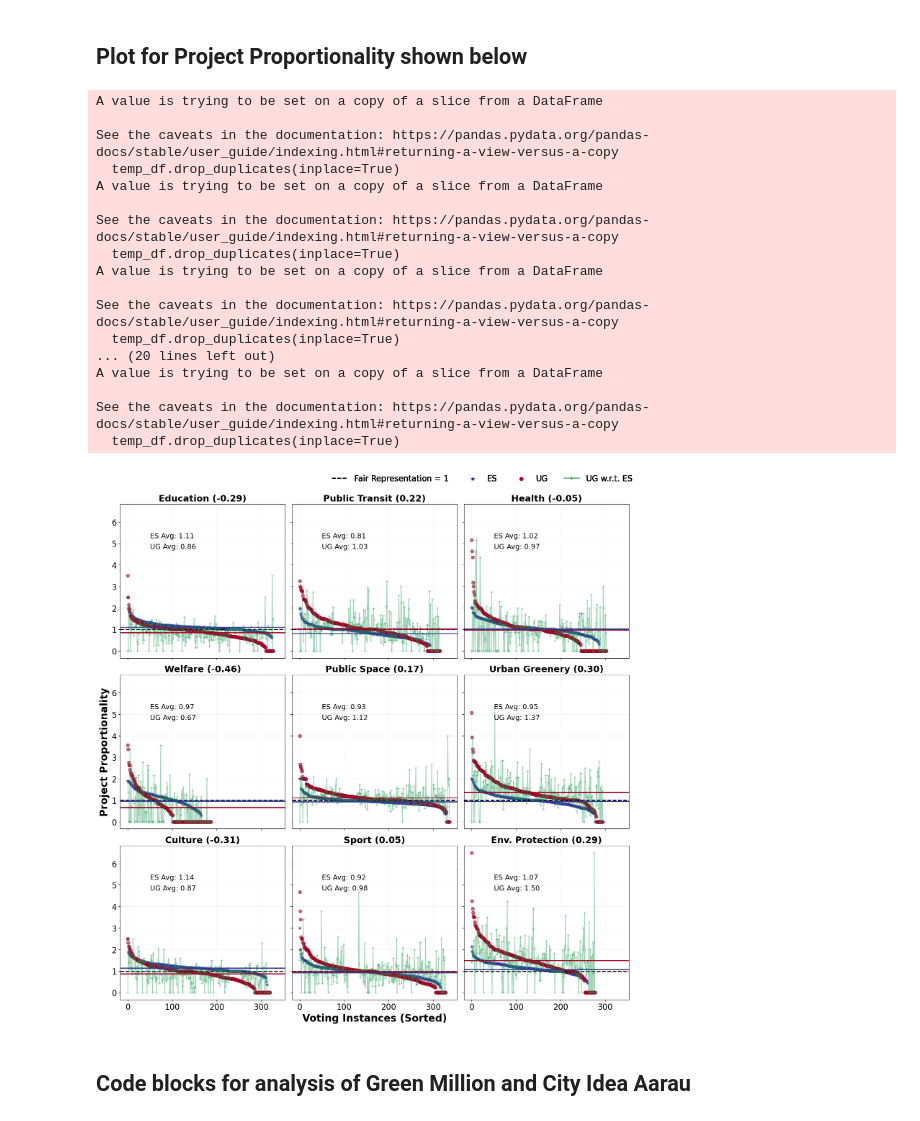
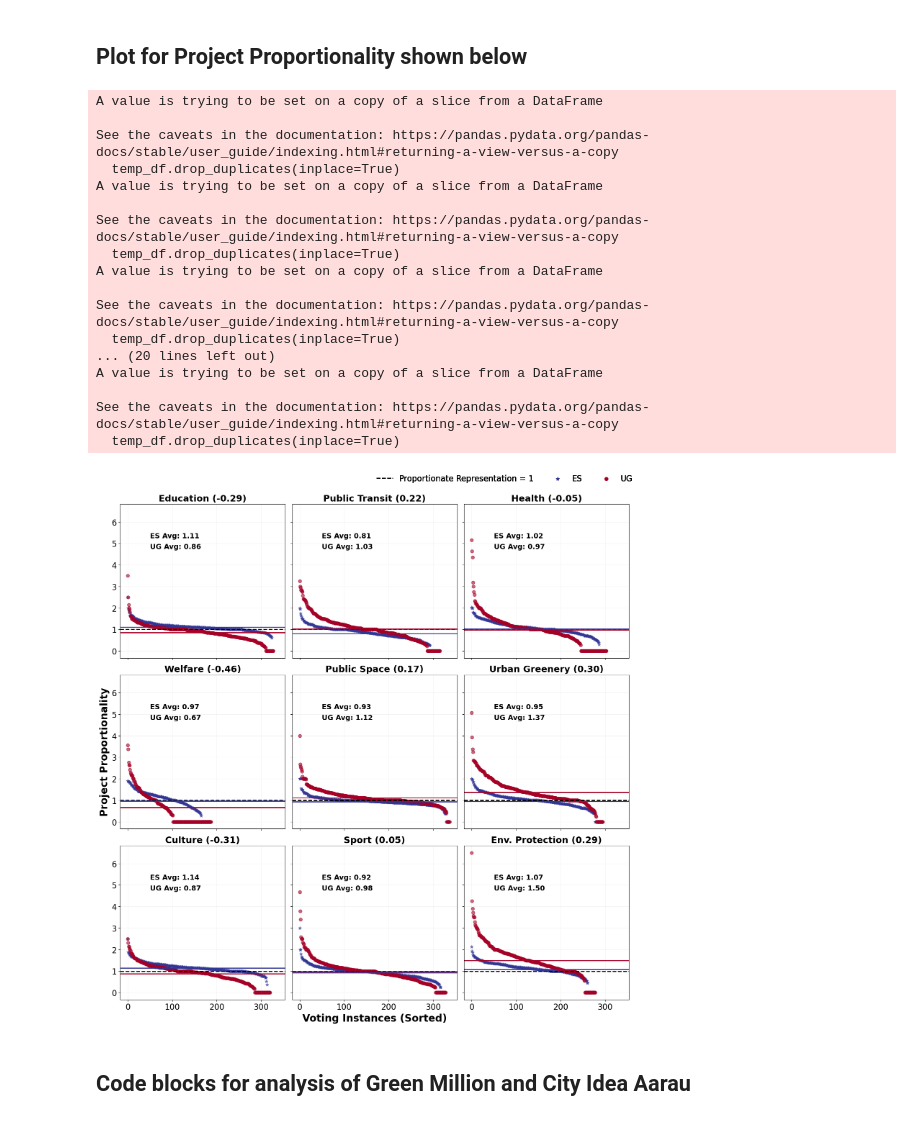
Before and after one commit to TDI-Lab/Impact-Analysis-Participatory-Budgeting, a Jupyter notebook: notebooks/project_proportionality.ipynb, the cells around one changed output. Saved outputs shown, nothing was run; the diff lists cells and outputs as text; code cells hidden in the pictures.

```diff
--- a/notebooks/project_proportionality.ipynb
+++ b/notebooks/project_proportionality.ipynb
@@ -883,7 +883,7 @@ for idx, category in enumerate(categories_set):
     temp_df.drop_duplicates(inplace=True)
 
     # threshold line
-    axes[x_pos][y_pos].axhline(y=1, color='black', label='Fair Representation = 1', linewidth=2, linestyle='dashed')
+    axes[x_pos][y_pos].axhline(y=1, color='black', label='Proportionate Representation = 1', linewidth=2, linestyle='dashed')
 
     greedy_rr_projects_count_category = temp_df[['election_id', f'greedy_rr_projects_count_{category}', f'mes_rr_projects_count_{category}']].sort_values(by=f'greedy_rr_projects_count_{category}', ascending=False).reset_index()
     greedy_rr_projects_count_category_avg = greedy_rr_projects_count_category[f'greedy_rr_projects_count_{category}'].mean()
@@ -893,7 +893,7 @@ for idx, category in enumerate(categories_set):
 
     axes[x_pos][y_pos].scatter(range(len(mes_rr_projects_count_category)), mes_rr_projects_count_category[f'mes_rr_projects_count_{category}'], label='ES', marker='*', s=42, alpha=0.6, color='#313695')
     axes[x_pos][y_pos].scatter(range(len(greedy_rr_projects_count_category)), greedy_rr_projects_count_category[f'greedy_rr_projects_count_{category}'], label='UG', marker='o', s=42, alpha=0.6, color='#a50026')
-    axes[x_pos][y_pos].plot(range(len(mes_rr_projects_count_category)), mes_rr_projects_count_category[f'greedy_rr_projects_count_{category}'], marker='+', label='UG w.r.t. ES', alpha=0.4, color='#1a9850')
+    # axes[x_pos][y_pos].plot(range(len(mes_rr_projects_count_category)), mes_rr_projects_count_category[f'greedy_rr_projects_count_{category}'], marker='+', label='UG w.r.t. ES', alpha=0.4, color='#1a9850')
 
 
     # average line
@@ -920,37 +920,37 @@ for idx, category in enumerate(categories_set):
     axes[x_pos][y_pos].grid(axis='both', which='major', color='gray', alpha=0.1)
 
     # annotate text for avg values
-    axes[x_pos][y_pos].text(50, 5.25, f'ES Avg: {mes_rr_projects_count_category_avg:.2f}', fontsize=14)
-    axes[x_pos][y_pos].text(50, 4.75, f'UG Avg: {greedy_rr_projects_count_category_avg:.2f}', fontsize=14)
+    axes[x_pos][y_pos].text(50, 5.25, f'ES Avg: {mes_rr_projects_count_category_avg:.2f}', fontsize=14, fontweight='bold')
+    axes[x_pos][y_pos].text(50, 4.75, f'UG Avg: {greedy_rr_projects_count_category_avg:.2f}', fontsize=14, fontweight='bold')
 
     # Customize legend
     handles, labels = axes[0][0].get_legend_handles_labels()
 
     # Create legend outside of the main plot
     fig.legend(handles, labels, loc='upper right', bbox_to_anchor=(1.01, 1.04), ncols=4, frameon=False, fontsize=16)
     fig.subplots_adjust(right=1)  # Adjust right side to fit legend
 
 plt.tight_layout()
 plt.show()
 # %% [output]
 A value is trying to be set on a copy of a slice from a DataFrame
 
 See the caveats in the documentation: https://pandas.pydata.org/pandas-docs/stable/user_guide/indexing.html#returning-a-view-versus-a-copy
   temp_df.drop_duplicates(inplace=True)
 A value is trying to be set on a copy of a slice from a DataFrame
 
 See the caveats in the documentation: https://pandas.pydata.org/pandas-docs/stable/user_guide/indexing.html#returning-a-view-versus-a-copy
   temp_df.drop_duplicates(inplace=True)
 A value is trying to be set on a copy of a slice from a DataFrame
 
 See the caveats in the documentation: https://pandas.pydata.org/pandas-docs/stable/user_guide/indexing.html#returning-a-view-versus-a-copy
   temp_df.drop_duplicates(inplace=True)
 ... (20 lines left out)
 A value is trying to be set on a copy of a slice from a DataFrame
 
 See the caveats in the documentation: https://pandas.pydata.org/pandas-docs/stable/user_guide/indexing.html#returning-a-view-versus-a-copy
   temp_df.drop_duplicates(inplace=True)
-[figure, old version]
+[figure, new version]
 # %% [markdown]
 ## Code blocks for analysis of Green Million and City Idea Aarau
 # %%
```
Also changed, not shown: parts of 1 cell of this notebook.
